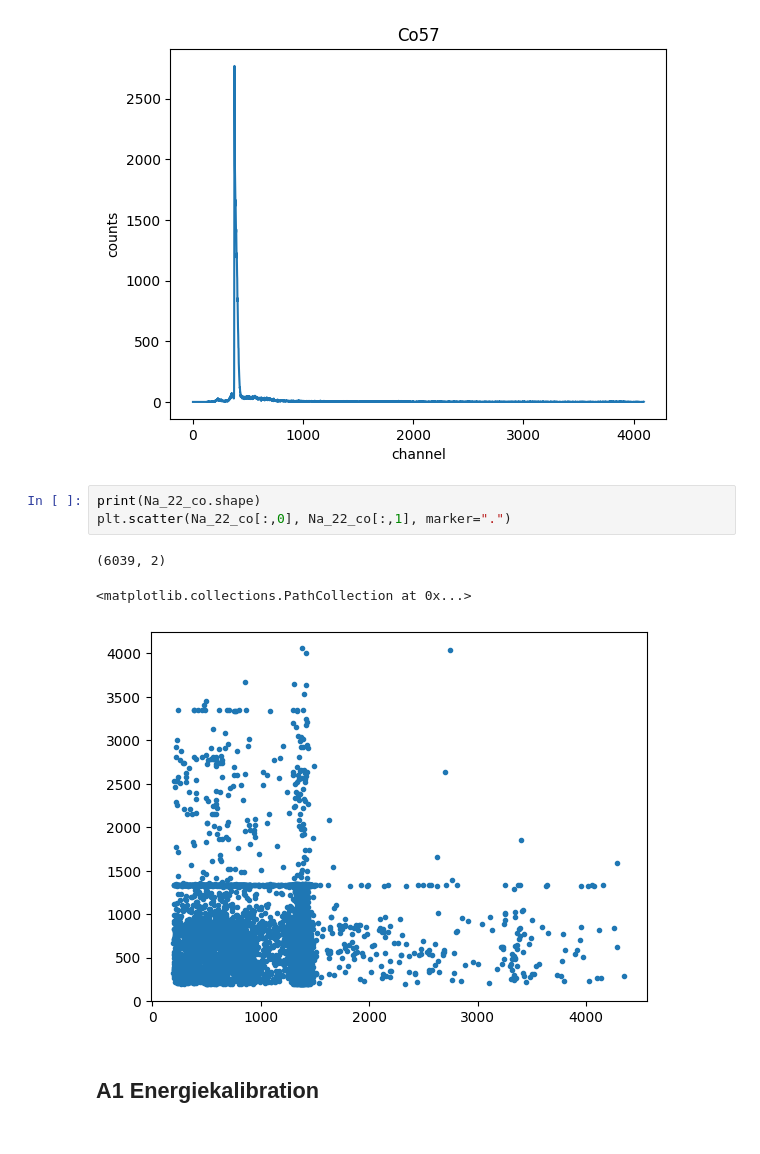
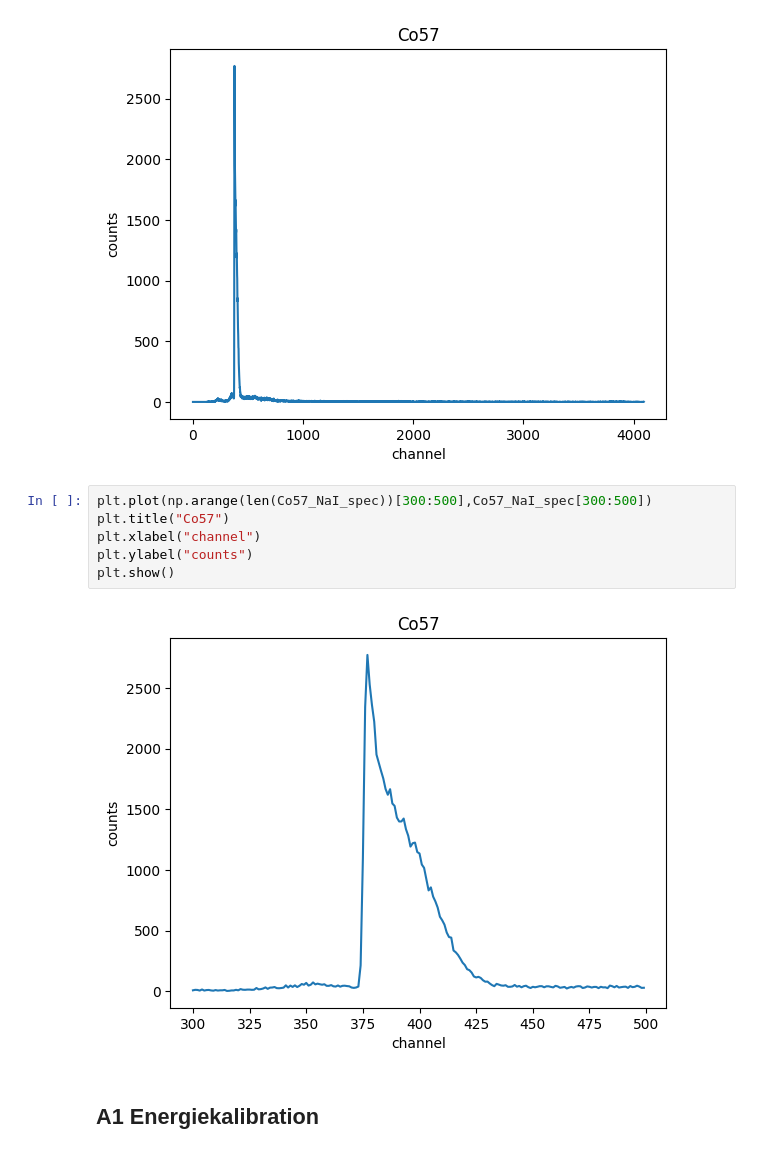
Before and after one commit to caesar2003/P4-Gamma-Coincidence-Spectroscopy, a Jupyter notebook: auswertung.ipynb, the cells around one changed output. Cells and saved outputs as stored; diff of their text form.

```diff
--- a/auswertung.ipynb
+++ b/auswertung.ipynb
@@ -41,12 +41,13 @@ for i, spec in enumerate(spectras_NaI):
 (4095,)
 [figure]
 # %%
-print(Na_22_co.shape)
-plt.scatter(Na_22_co[:,0], Na_22_co[:,1], marker=".")
+plt.plot(np.arange(len(Co57_NaI_spec))[300:500],Co57_NaI_spec[300:500])
+plt.title("Co57")
+plt.xlabel("channel")
+plt.ylabel("counts")
+plt.show()
 # %% [output]
-(6039, 2)
-<matplotlib.collections.PathCollection at 0x...>
-[figure, old version]
+[figure, new version]
 # %% [markdown]
 ## A1 Energiekalibration
 # %% [markdown]
```
Also changed, not shown: parts of 7 cells of this notebook, 14 other files.
